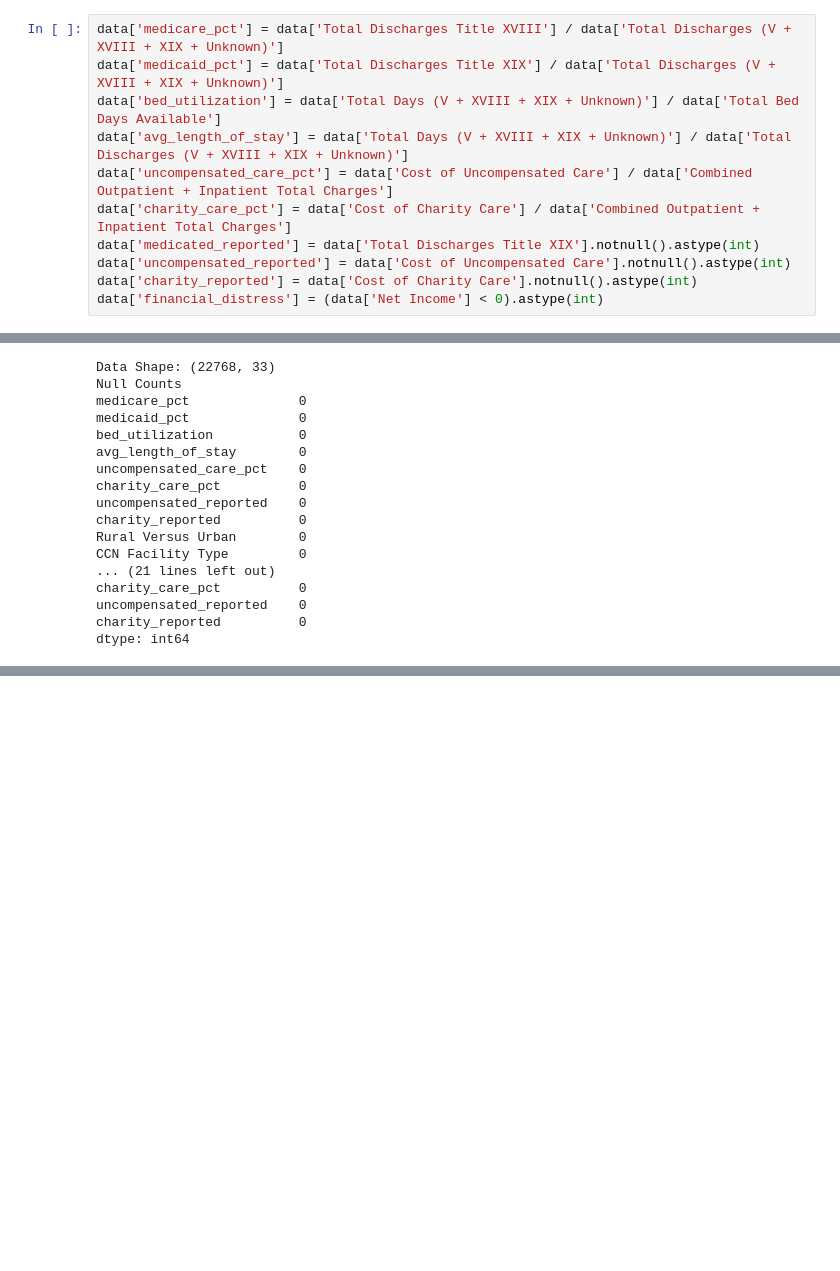
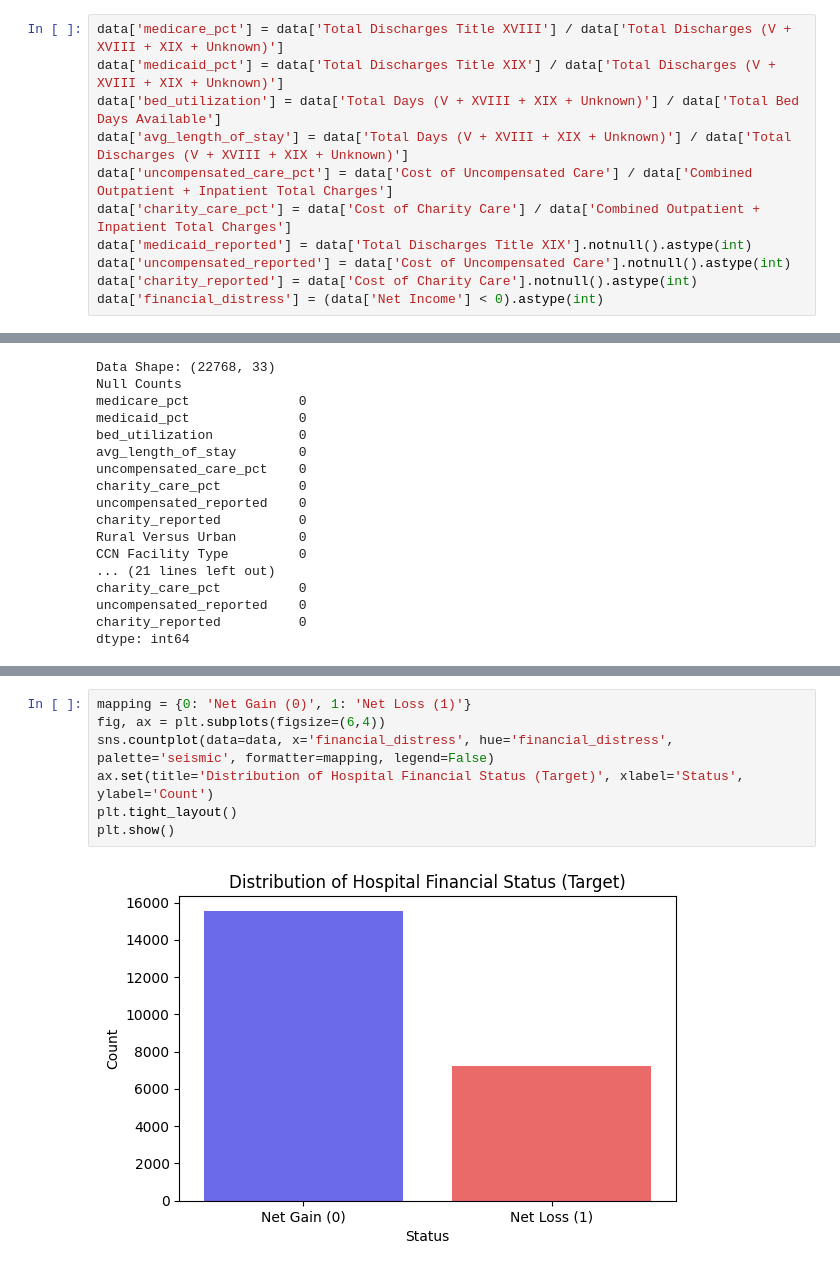
Before and after one commit to Sarah-Eden/hospital-financial-status-prediction, a Jupyter notebook: insights.ipynb, the cells around one changed output, grey strips where cells are left out. Cells and saved outputs as stored; diff of their text form; blank space fills up the shorter version.

```diff
--- a/insights.ipynb
+++ b/insights.ipynb
@@ -305,7 +292,7 @@ data['bed_utilization'] = data['Total Days (V + XVIII + XIX + Unknown)'] / data[
 data['avg_length_of_stay'] = data['Total Days (V + XVIII + XIX + Unknown)'] / data['Total Discharges (V + XVIII + XIX + Unknown)']
 data['uncompensated_care_pct'] = data['Cost of Uncompensated Care'] / data['Combined Outpatient + Inpatient Total Charges']
 data['charity_care_pct'] = data['Cost of Charity Care'] / data['Combined Outpatient + Inpatient Total Charges']
-data['medicated_reported'] = data['Total Discharges Title XIX'].notnull().astype(int)
+data['medicaid_reported'] = data['Total Discharges Title XIX'].notnull().astype(int)
 data['uncompensated_reported'] = data['Cost of Uncompensated Care'].notnull().astype(int)
 data['charity_reported'] = data['Cost of Charity Care'].notnull().astype(int)
 data['financial_distress'] = (data['Net Income'] < 0).astype(int)
@@ -374,0 +396,9 @@ dtype: int64
+# %%
+mapping = {0: 'Net Gain (0)', 1: 'Net Loss (1)'}
+fig, ax = plt.subplots(figsize=(6,4))
+sns.countplot(data=data, x='financial_distress', hue='financial_distress', palette='seismic', formatter=mapping, legend=False)
+ax.set(title='Distribution of Hospital Financial Status (Target)', xlabel='Status', ylabel='Count')
+plt.tight_layout()
+plt.show()
+# %% [output]
+[figure, added]
```
Also changed, not shown: parts of 8 cells of this notebook.
